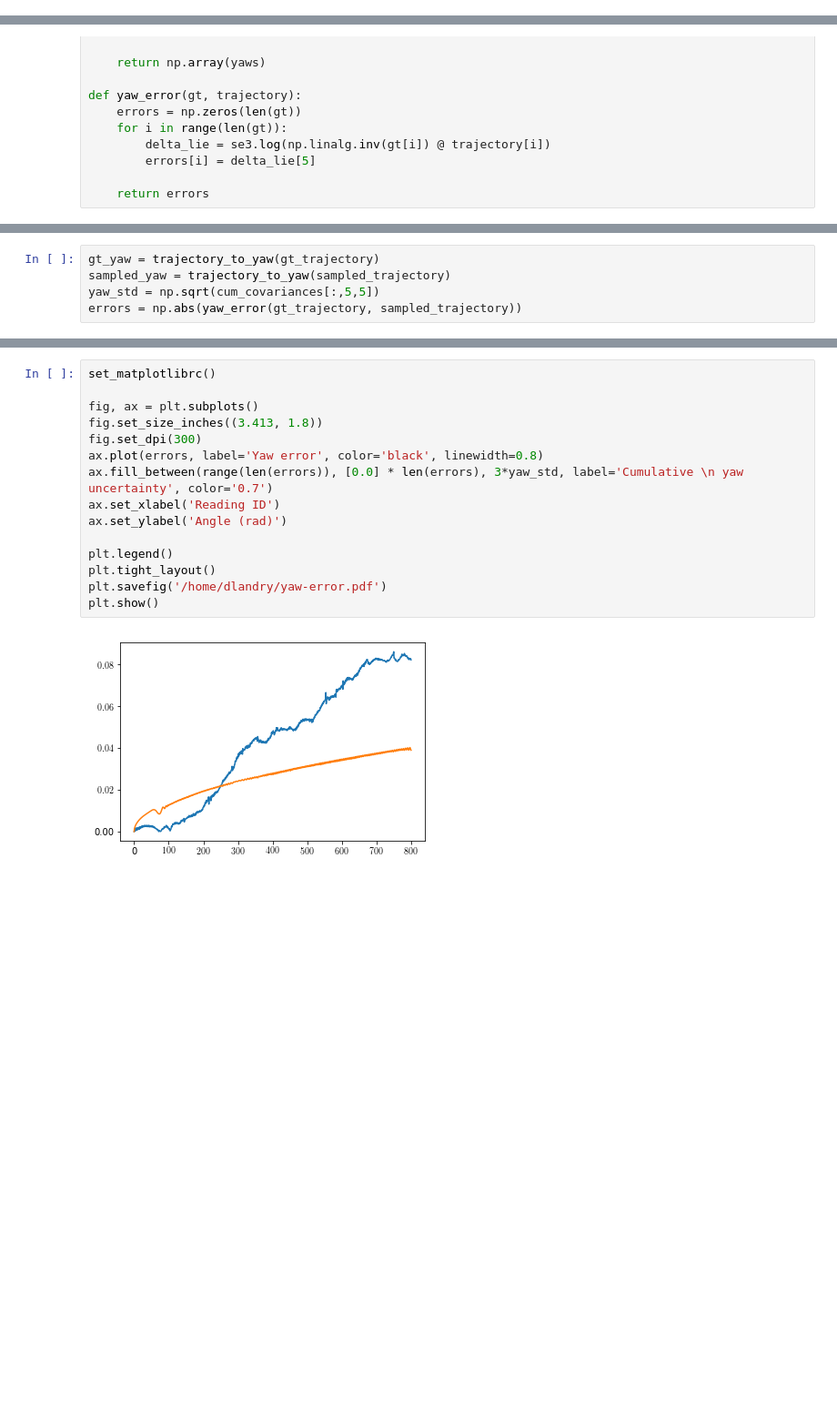
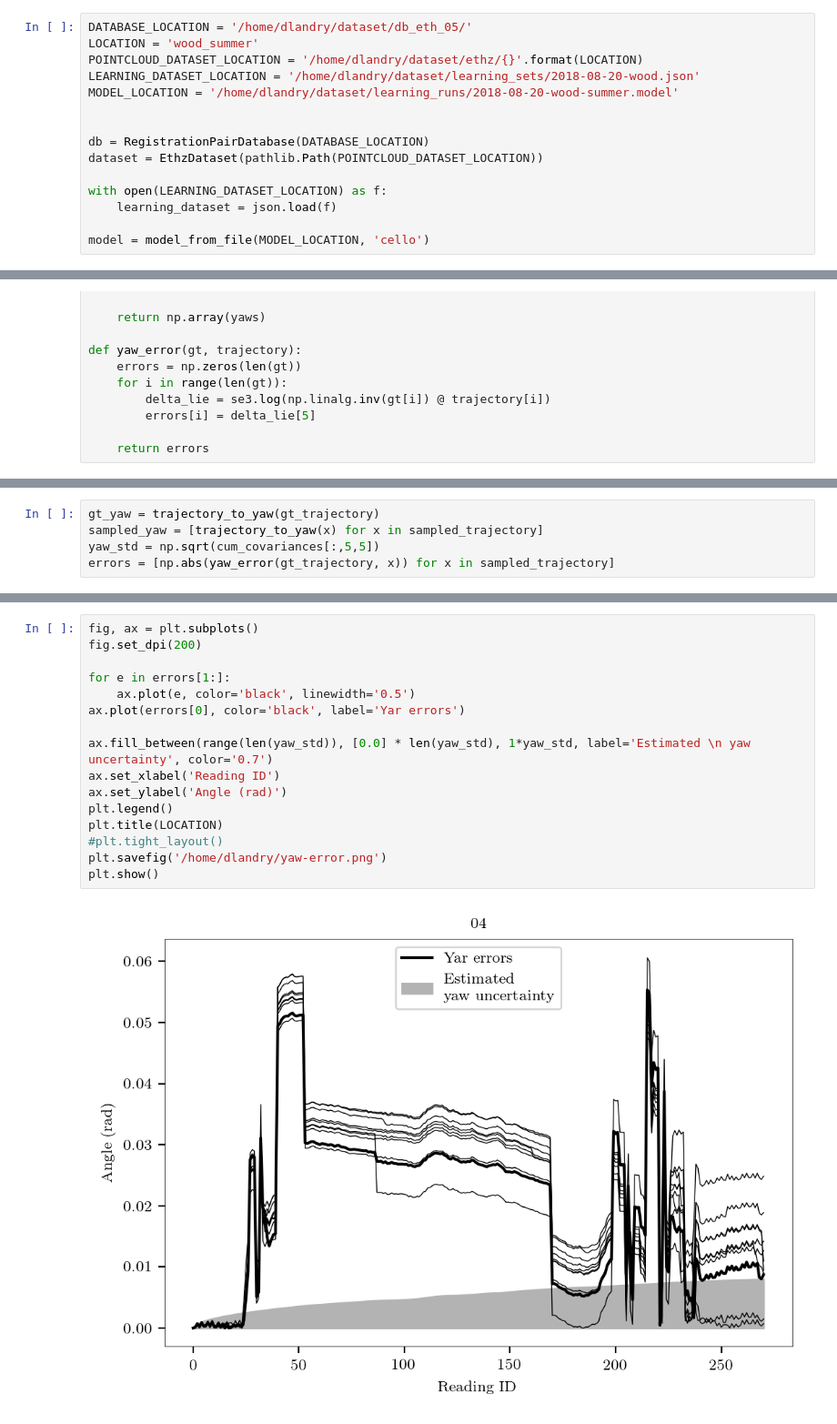
Before and after one commit to davidlandry93/registration-covariance-analysis, a Jupyter notebook: notebooks/2018-08-30-trajectory-rotation.ipynb, the cells around one changed output, grey strips where cells are left out. Shown: that part at 91% size. Saved outputs shown, nothing was run; the diff lists cells and outputs as text; blank space fills up the shorter version.

```diff
--- a/notebooks/2018-08-30-trajectory-rotation.ipynb
+++ b/notebooks/2018-08-30-trajectory-rotation.ipynb
@@ -33,6 +33,21 @@ with open(LEARNING_DATASET_LOCATION) as f:
     learning_dataset = json.load(f)
 
 model = model_from_file(MODEL_LOCATION, 'cello')
+# %%
+DATABASE_LOCATION = '/home/dlandry/dataset/db_eth_05/'
+LOCATION = 'wood_summer'
+POINTCLOUD_DATASET_LOCATION = '/home/dlandry/dataset/ethz/{}'.format(LOCATION)
+LEARNING_DATASET_LOCATION = '/home/dlandry/dataset/learning_sets/2018-08-20-wood.json'
+MODEL_LOCATION = '/home/dlandry/dataset/learning_runs/2018-08-20-wood-summer.model'
+
+
+db = RegistrationPairDatabase(DATABASE_LOCATION)
+dataset = EthzDataset(pathlib.Path(POINTCLOUD_DATASET_LOCATION))
+
+with open(LEARNING_DATASET_LOCATION) as f:
+    learning_dataset = json.load(f)
+
+model = model_from_file(MODEL_LOCATION, 'cello')
 # %%
 (gt_trajectory,
  sampled_trajectory,
@@ -73,5 +77,5 @@ def yaw_error(gt, trajectory):
 # %%
 gt_yaw = trajectory_to_yaw(gt_trajectory)
-sampled_yaw = trajectory_to_yaw(sampled_trajectory)
+sampled_yaw = [trajectory_to_yaw(x) for x in sampled_trajectory]
 yaw_std = np.sqrt(cum_covariances[:,5,5])
-errors = np.abs(yaw_error(gt_trajectory, sampled_trajectory))
+errors = [np.abs(yaw_error(gt_trajectory, x)) for x in sampled_trajectory]
@@ -105,17 +84,18 @@ array([0.   , 0.   , 0.001, 0.001, 0.001, 0.001, 0.001, 0.001, 0.001, 0.001, 0.0
 # %%
-set_matplotlibrc()
+fig, ax = plt.subplots()
+fig.set_dpi(200)
 
-fig, ax = plt.subplots()
-fig.set_size_inches((3.413, 1.8))
-fig.set_dpi(300)
-ax.plot(errors, label='Yaw error', color='black', linewidth=0.8)
-ax.fill_between(range(len(errors)), [0.0] * len(errors), 3*yaw_std, label='Cumulative \n yaw uncertainty', color='0.7')
+for e in errors[1:]:
+    ax.plot(e, color='black', linewidth='0.5')
+ax.plot(errors[0], color='black', label='Yar errors')
+
+ax.fill_between(range(len(yaw_std)), [0.0] * len(yaw_std), 1*yaw_std, label='Estimated \n yaw uncertainty', color='0.7')
 ax.set_xlabel('Reading ID')
 ax.set_ylabel('Angle (rad)')
-
 plt.legend()
-plt.tight_layout()
-plt.savefig('/home/dlandry/yaw-error.pdf')
+plt.title(LOCATION)
+#plt.tight_layout()
+plt.savefig('/home/dlandry/yaw-error.png')
 plt.show()
 # %% [output]
-[figure, old version]
+[figure, new version]
```
Also changed, not shown: parts of 9 cells of this notebook, 14 other files.
